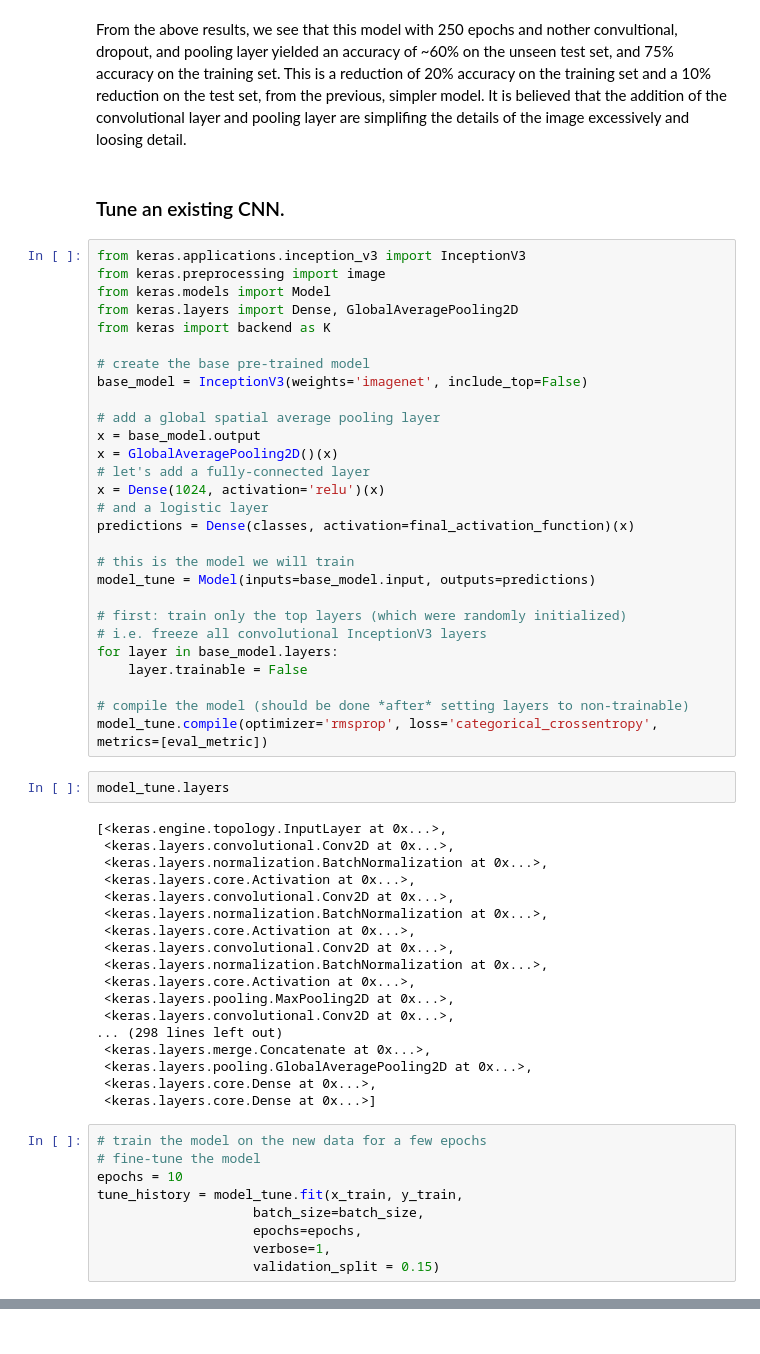
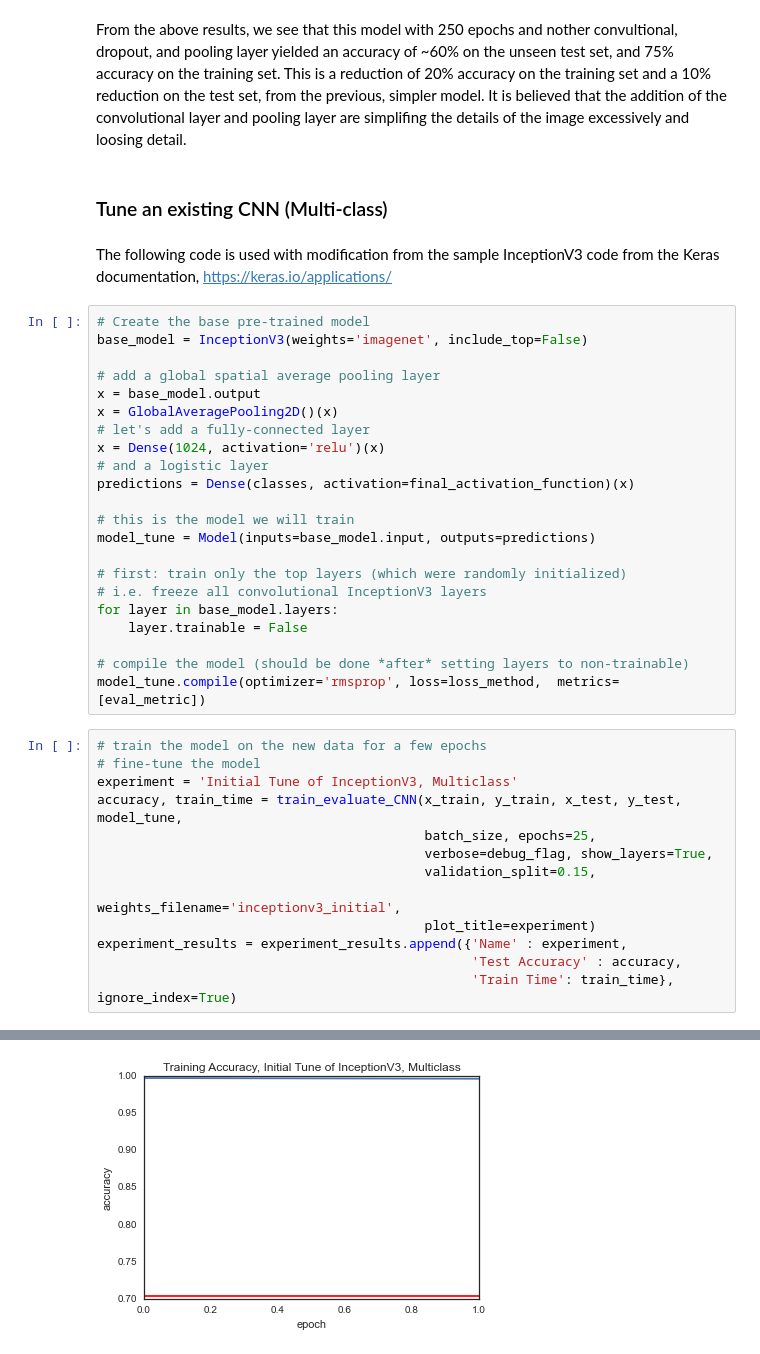
Before and after one commit to TedHeuer/CS109bFinalProject, a Jupyter notebook: Milestone4.ipynb, the cells around one changed output, grey strips where cells are left out. Saved outputs shown, nothing was run; the diff lists cells and outputs as text.

```diff
--- a/Milestone4.ipynb
+++ b/Milestone4.ipynb
@@ -411,15 +417,11 @@ plt.title("Training Accuracy, Additional Layers");
 # %% [markdown]
 From the above results, we see that this model with 250 epochs and nother convultional, dropout, and pooling layer  yielded an accuracy of ~60% on the unseen test set, and 75% accuracy on the training set.  This is a reduction of 20% accuracy on the training set and a 10% reduction on the test set, from the previous, simpler model.  It is believed that the addition of the convolutional layer and pooling layer are simplifing the details of the image excessively and loosing detail.
 # %% [markdown]
-### Tune an existing CNN.
+### Tune an existing CNN (Multi-class)
+# %% [markdown]
+The following code is used with modification from the sample InceptionV3 code from the Keras documentation, https://keras.io/applications/
 # %%
-from keras.applications.inception_v3 import InceptionV3
-from keras.preprocessing import image
-from keras.models import Model
-from keras.layers import Dense, GlobalAveragePooling2D
-from keras import backend as K
-
-# create the base pre-trained model
+# Create the base pre-trained model
 base_model = InceptionV3(weights='imagenet', include_top=False)
 
 # add a global spatial average pooling layer
@@ -439,35 +441,19 @@ for layer in base_model.layers:
     layer.trainable = False
 
 # compile the model (should be done *after* setting layers to non-trainable)
-model_tune.compile(optimizer='rmsprop', loss='categorical_crossentropy',  metrics=[eval_metric])
+model_tune.compile(optimizer='rmsprop', loss=loss_method,  metrics=[eval_metric])
-# %%
-model_tune.layers
-# %% [output]
-[<keras.engine.topology.InputLayer at 0x...>,
- <keras.layers.convolutional.Conv2D at 0x...>,
- <keras.layers.normalization.BatchNormalization at 0x...>,
- <keras.layers.core.Activation at 0x...>,
- <keras.layers.convolutional.Conv2D at 0x...>,
- <keras.layers.normalization.BatchNormalization at 0x...>,
- <keras.layers.core.Activation at 0x...>,
- <keras.layers.convolutional.Conv2D at 0x...>,
- <keras.layers.normalization.BatchNormalization at 0x...>,
- <keras.layers.core.Activation at 0x...>,
- <keras.layers.pooling.MaxPooling2D at 0x...>,
- <keras.layers.convolutional.Conv2D at 0x...>,
-... (298 lines left out)
- <keras.layers.merge.Concatenate at 0x...>,
- <keras.layers.pooling.GlobalAveragePooling2D at 0x...>,
- <keras.layers.core.Dense at 0x...>,
- <keras.layers.core.Dense at 0x...>]
 # %%
 # train the model on the new data for a few epochs
 # fine-tune the model
-epochs = 10
-tune_history = model_tune.fit(x_train, y_train,
-                    batch_size=batch_size,
-                    epochs=epochs,
-                    verbose=1,
-                    validation_split = 0.15)
+experiment = 'Initial Tune of InceptionV3, Multiclass'
+accuracy, train_time = train_evaluate_CNN(x_train, y_train, x_test, y_test, model_tune,
+                                          batch_size, epochs=25,
+                                          verbose=debug_flag, show_layers=True,
+                                          validation_split=0.15,
+                                          weights_filename='inceptionv3_initial',
+                                          plot_title=experiment)
+experiment_results = experiment_results.append({'Name' : experiment,
+                                                'Test Accuracy' : accuracy,
+                                                'Train Time': train_time}, ignore_index=True)
 # %% [output]
 Train on 4246 samples, validate on 750 samples
@@ -489,0 +476 @@ Epoch 10/10
+[figure, added]
```
Also changed, not shown: parts of 46 cells of this notebook.
